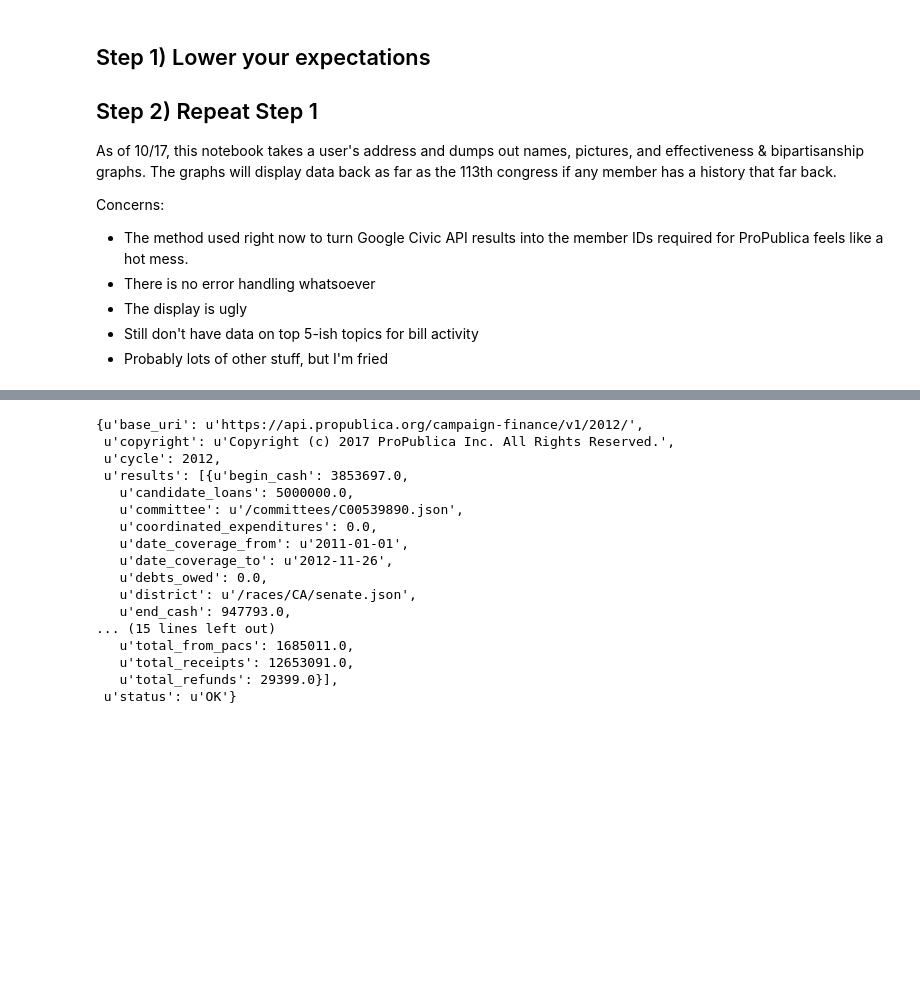
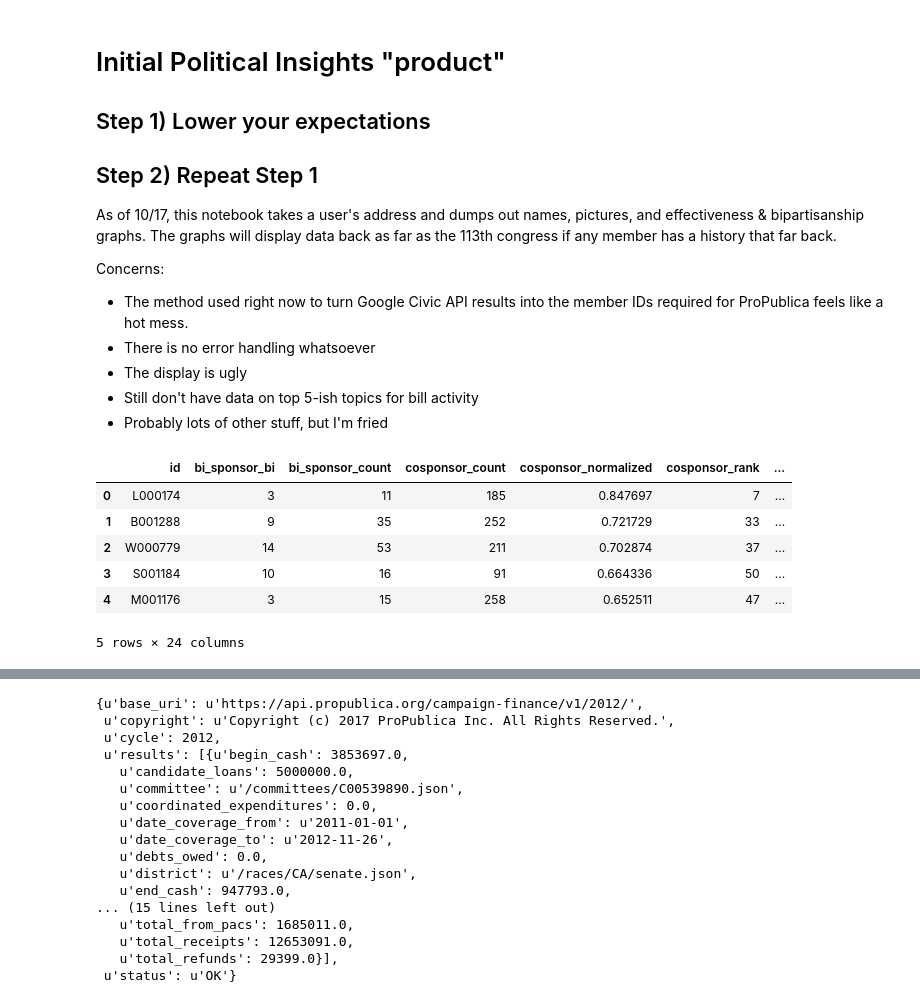
Before and after one commit to mslisa/PoliticalInsights, a Jupyter notebook: Extremely Minimum Viable Product.ipynb, the cells around one changed output, grey strips where cells are left out. Cells and saved outputs as stored; diff of their text form; code cells hidden in the pictures; blank space fills up the shorter version.

```diff
--- a/Extremely Minimum Viable Product.ipynb
+++ b/Extremely Minimum Viable Product.ipynb
@@ -1,4 +1,6 @@
 # %% [markdown]
+# Initial Political Insights "product"
+
 ## Step 1) Lower your expectations
 ## Step 2) Repeat Step 1
 
@@ -36,3 +51,13 @@ from IPython.display import Image, display
+# %%
+df.head()
+# %% [output]
+|  | id | bi_sponsor_bi | bi_sponsor_count | cosponsor_count | cosponsor_normalized | cosponsor_rank | ... |
+| 0 | L000174 | 3 | 11 | 185 | 0.847697 | 7 | ... |
+| 1 | B001288 | 9 | 35 | 252 | 0.721729 | 33 | ... |
+| 2 | W000779 | 14 | 53 | 211 | 0.702874 | 37 | ... |
+| 3 | S001184 | 10 | 16 | 91 | 0.664336 | 50 | ... |
+| 4 | M001176 | 3 | 15 | 258 | 0.652511 | 47 | ... |
+5 rows × 24 columns
 # %%
 def show_metrics(df, member_id):
     '''helper function to produce hideous visualizations
```
Also changed, not shown: parts of 8 cells of this notebook, 2 other files.
